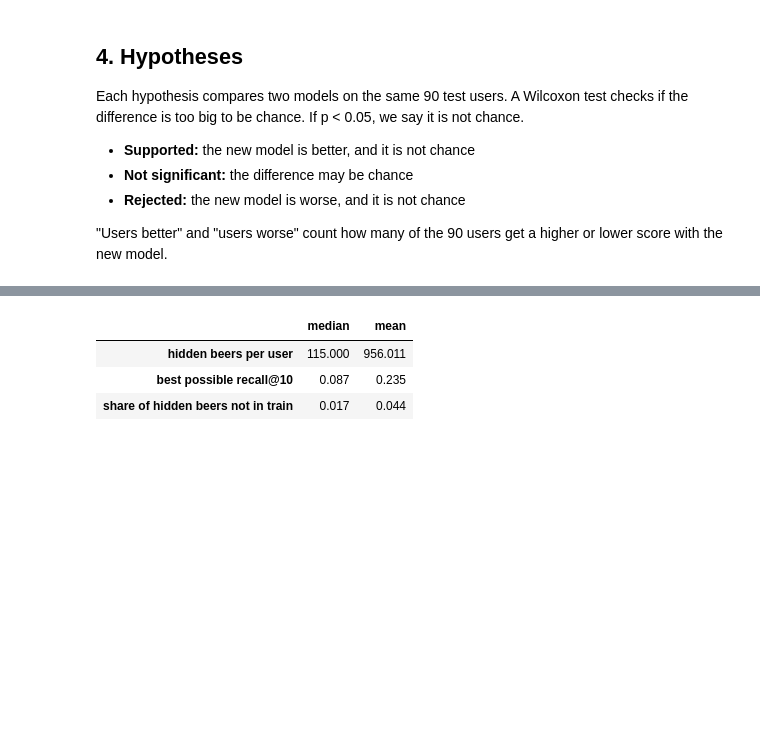
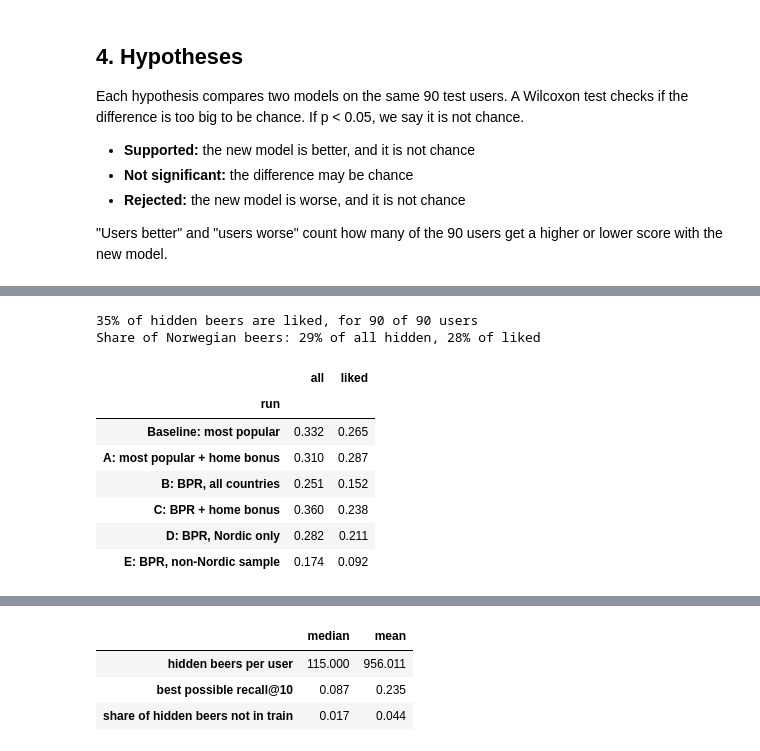
Before and after one commit to marennodenes/beer-recsys, a Jupyter notebook: notebooks/04_results.ipynb, the cells around one changed output, grey strips where cells are left out. Saved outputs shown, nothing was run; the diff lists cells and outputs as text; code cells hidden in the pictures; blank space fills up the shorter version.

```diff
--- a/notebooks/04_results.ipynb
+++ b/notebooks/04_results.ipynb
@@ -210,0 +222,23 @@ bonus_table.style.format(TABLE_FORMAT)
+# %%
+liked_scores = all_user_results[(all_user_results["answer_key"] == "liked") & (all_user_results["group"] == "test")]
+liked_ndcg = liked_scores.pivot(index="user_id", columns="run", values="ndcg")[RUNS]
+liked_recall = liked_scores.pivot(index="user_id", columns="run", values="recall")[RUNS]
+
+hidden_test = load_split()[2].query("group == 'test'")
+liked_test = hidden_test[hidden_test["rating"] >= 3.5]
+print(f"{len(liked_test) / len(hidden_test):.0%} of hidden beers are liked, for {liked_test['user_id'].nunique()} of 90 users")
+print(f"Share of Norwegian beers: {(hidden_test['beer_country'] == 'Norway').mean():.0%} of all hidden, "
+      f"{(liked_test['beer_country'] == 'Norway').mean():.0%} of liked")
+
+pd.DataFrame({"all": ndcg.mean(), "liked": liked_ndcg.mean()}).rename(index=RUN_LABELS).round(3)
+# %% [output]
+35% of hidden beers are liked, for 90 of 90 users
+Share of Norwegian beers: 29% of all hidden, 28% of liked
+|  | all | liked |
+| run |  |  |
+| Baseline: most popular | 0.332 | 0.265 |
+| A: most popular + home bonus | 0.310 | 0.287 |
+| B: BPR, all countries | 0.251 | 0.152 |
+| C: BPR + home bonus | 0.360 | 0.238 |
+| D: BPR, Nordic only | 0.282 | 0.211 |
+| E: BPR, non-Nordic sample | 0.174 | 0.092 |
```
Also changed, not shown: parts of 10 cells of this notebook, 6 other files.
